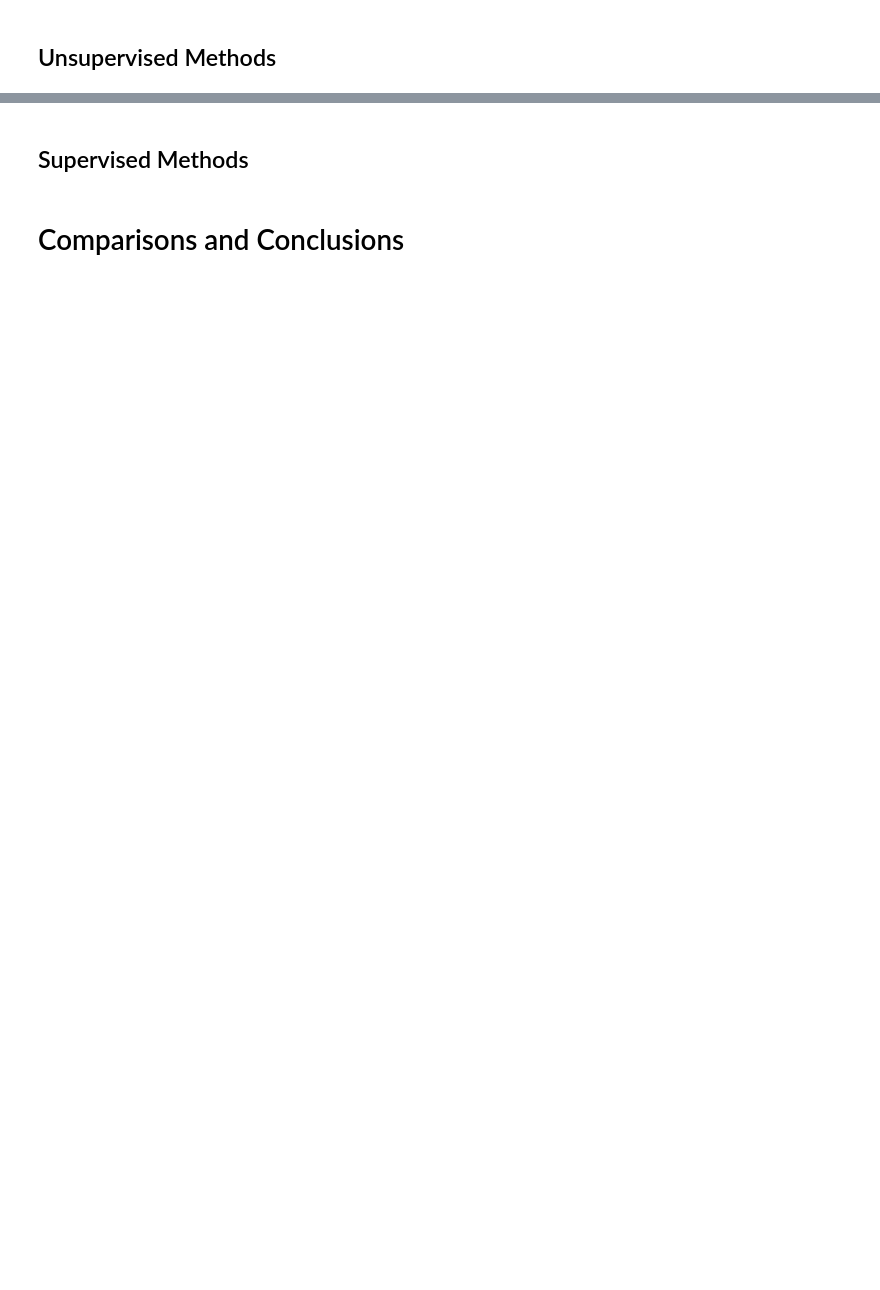
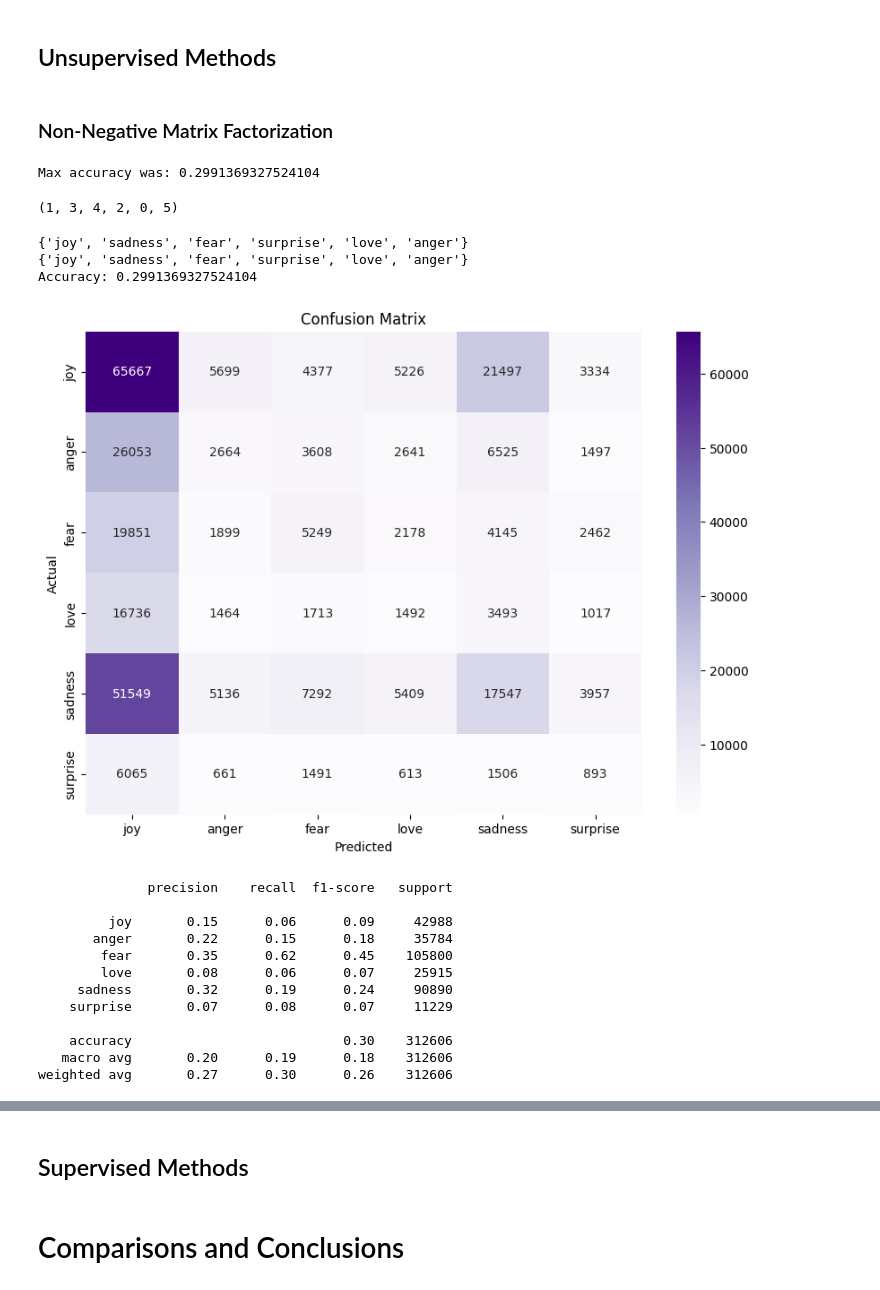
Before and after one commit to Pholmgrendev/UnsupervisedSentiment, a Jupyter notebook: TwitterClassifier.ipynb, the cells around one changed output, grey strips where cells are left out. Saved outputs shown, nothing was run; the diff lists cells and outputs as text; code cells hidden in the pictures; blank space fills up the shorter version.

Commit message:
Kaggle Notebook | Twitter Emotional Classification | Version 4

```diff
--- a/TwitterClassifier.ipynb
+++ b/TwitterClassifier.ipynb
@@ -226,2 +242,82 @@ X_train, X_test, y_train, y_test = train_test_split(
 # %% [markdown]
 ## Unsupervised Methods
+# %% [markdown]
+### Non-Negative Matrix Factorization
+# %%
+nmf_model = NMF(n_components=6, random_state=4133)
+nmf_pred = nmf_model.fit_transform(tfid_train)
+# %%
+y_pred_nmf = nmf_pred.argmax(axis=1)
+y_pred_nmf
+
+max_acc, y_pred, mapping = 0, None, None
+for p in itertools.permutations(range(6)):
+    y_temp_transformed = [p[idx] for idx in y_pred_nmf]
+    acc = accuracy_score(y_train['label'], y_temp_transformed)
+    if (acc > max_acc):
+        max_acc = acc
+        y_pred = y_temp_transformed
+        mapping = p
+print("Max accuracy was: " + str(max_acc))
+mapping
+# %% [output]
+Max accuracy was: 0.2991369327524104
+(1, 3, 4, 2, 0, 5)
+# %%
+'''
+topic_mapping = {
+    0:'sadness',
+    1:'joy',
+    2:'love',
+    3:'anger',
+    4:'fear',
+    5:'surprise'
+}
+'''
+emotion_to_category_mapping = {
+    0: 'joy',
+    1: 'anger',
+    2: 'fear',
+    3: 'love',
+    4: 'sadness',
+    5: 'surprise'
+}
+
+predicted_emotions = [emotion_to_category_mapping[emote] for emote in y_pred_nmf]
+
+actual_emotions = y_train['emotion']
+
+accuracy = accuracy_score(actual_emotions, predicted_emotions)
+
+print(set(actual_emotions))
+print(set(predicted_emotions))
+print(f"Accuracy: {accuracy}")
+
+conf_matrix = confusion_matrix(actual_emotions, predicted_emotions, labels=list(emotion_to_category_mapping.values()))
+
+plt.figure(figsize=(10, 7))
+sns.heatmap(conf_matrix, annot=True, fmt="d", cmap="Purples", xticklabels=emotion_to_category_mapping.values(), yticklabels=emotion_to_category_mapping.values())
+plt.ylabel('Actual')
+plt.xlabel('Predicted')
+plt.title('Confusion Matrix')
+plt.show()
+
+class_report = classification_report(actual_emotions, predicted_emotions, target_names=list(emotion_to_category_mapping.values()))
+print(class_report)
+# %% [output]
+{'joy', 'sadness', 'fear', 'surprise', 'love', 'anger'}
+{'joy', 'sadness', 'fear', 'surprise', 'love', 'anger'}
+Accuracy: 0.2991369327524104
+[figure, added]
+              precision    recall  f1-score   support
+
+         joy       0.15      0.06      0.09     42988
+       anger       0.22      0.15      0.18     35784
+        fear       0.35      0.62      0.45    105800
+        love       0.08      0.06      0.07     25915
+     sadness       0.32      0.19      0.24     90890
+    surprise       0.07      0.08      0.07     11229
+
+    accuracy                           0.30    312606
+   macro avg       0.20      0.19      0.18    312606
+weighted avg       0.27      0.30      0.26    312606
```
Also changed, not shown: parts of 13 cells of this notebook.
